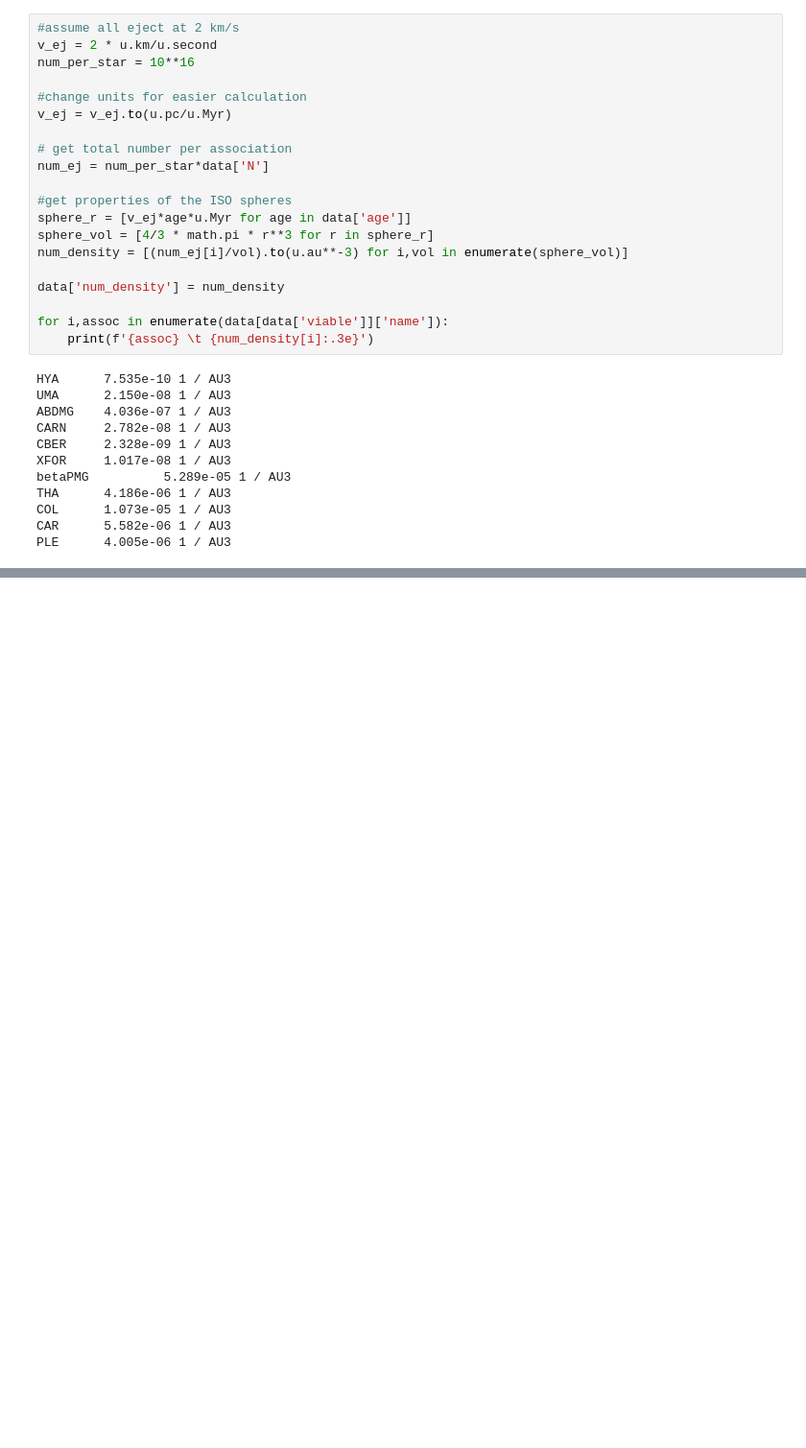
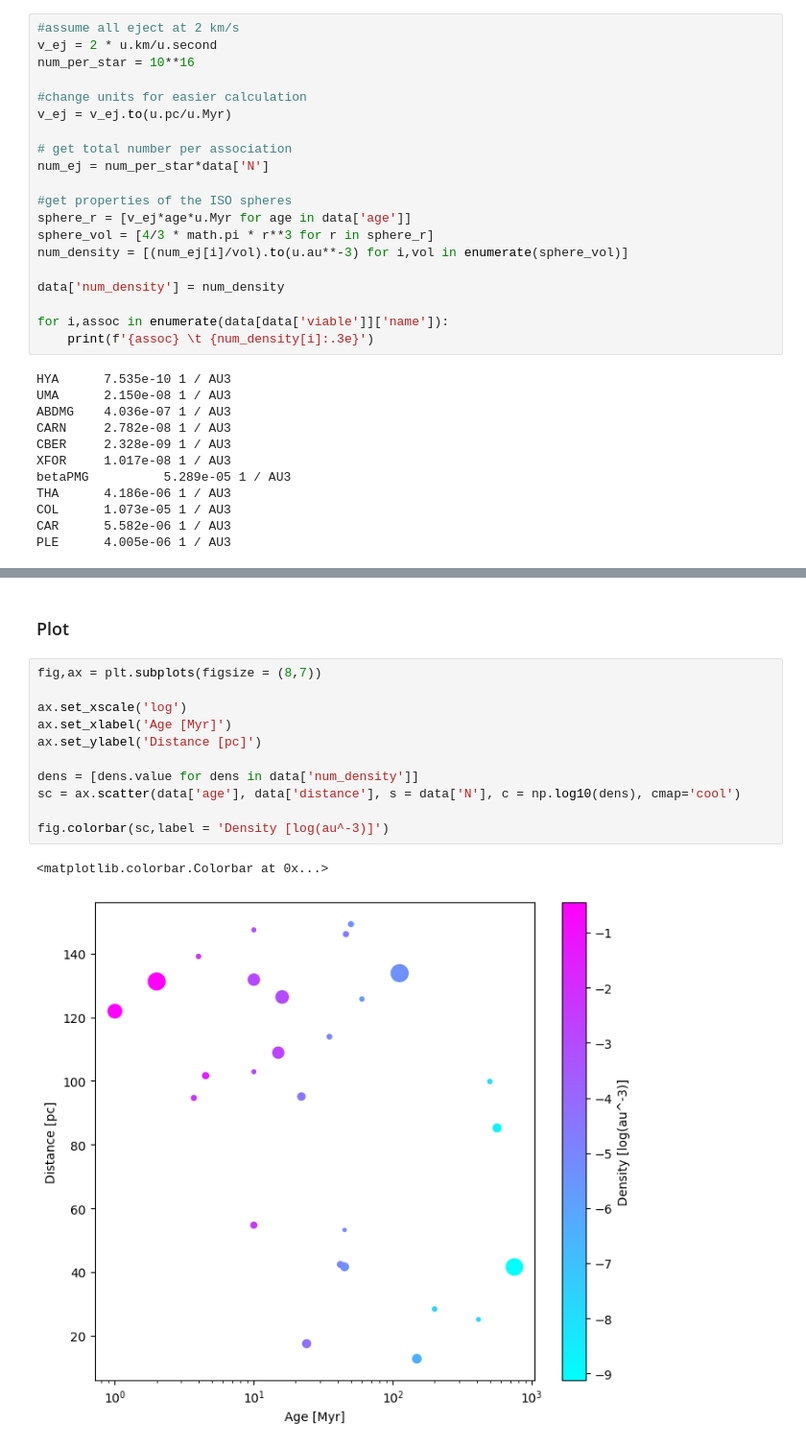
Before and after one commit to AutumnPearce/ISObooks, a Jupyter notebook: associations/associations.ipynb, the cells around one changed output, grey strips where cells are left out. Shown at 96% size. Drawn from its saved outputs; the diff is of its cells as text; blank space fills up the shorter version.

Commit message:
create plot

```diff
--- a/associations/associations.ipynb
+++ b/associations/associations.ipynb
@@ -338,0 +359,16 @@ PLE      4.005e-06 1 / AU3
+# %% [markdown]
+### Plot
+# %%
+fig,ax = plt.subplots(figsize = (8,7))
+
+ax.set_xscale('log')
+ax.set_xlabel('Age [Myr]')
+ax.set_ylabel('Distance [pc]')
+
+dens = [dens.value for dens in data['num_density']]
+sc = ax.scatter(data['age'], data['distance'], s = data['N'], c = np.log10(dens), cmap='cool')
+
+fig.colorbar(sc,label = 'Density [log(au^-3)]')
+# %% [output]
+<matplotlib.colorbar.Colorbar at 0x...>
+[figure, added]
```
Also changed, not shown: parts of 1 cell of this notebook.
